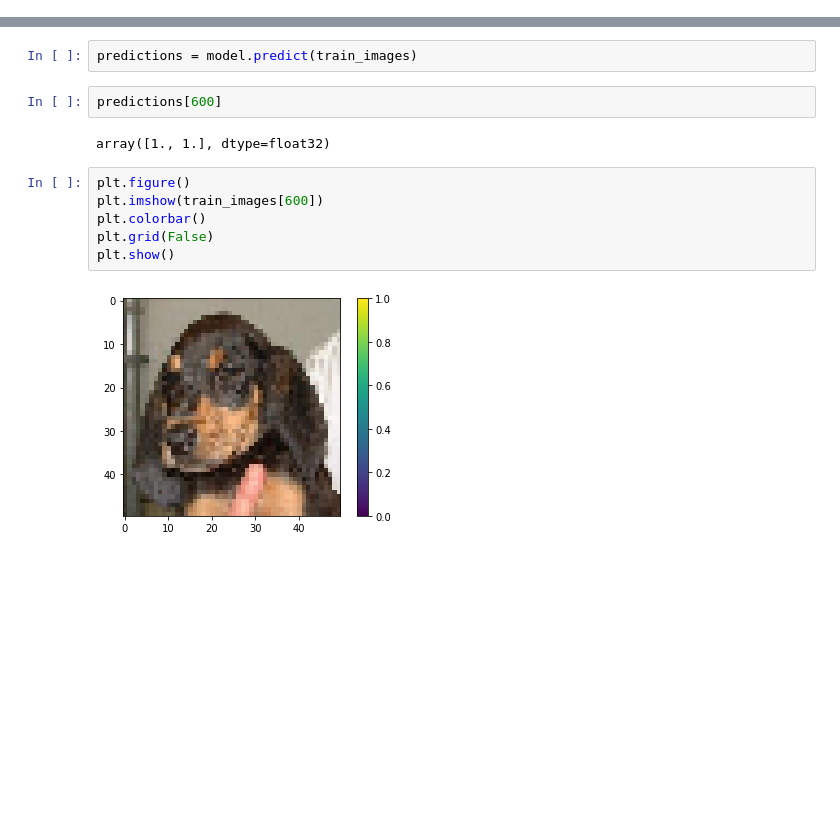
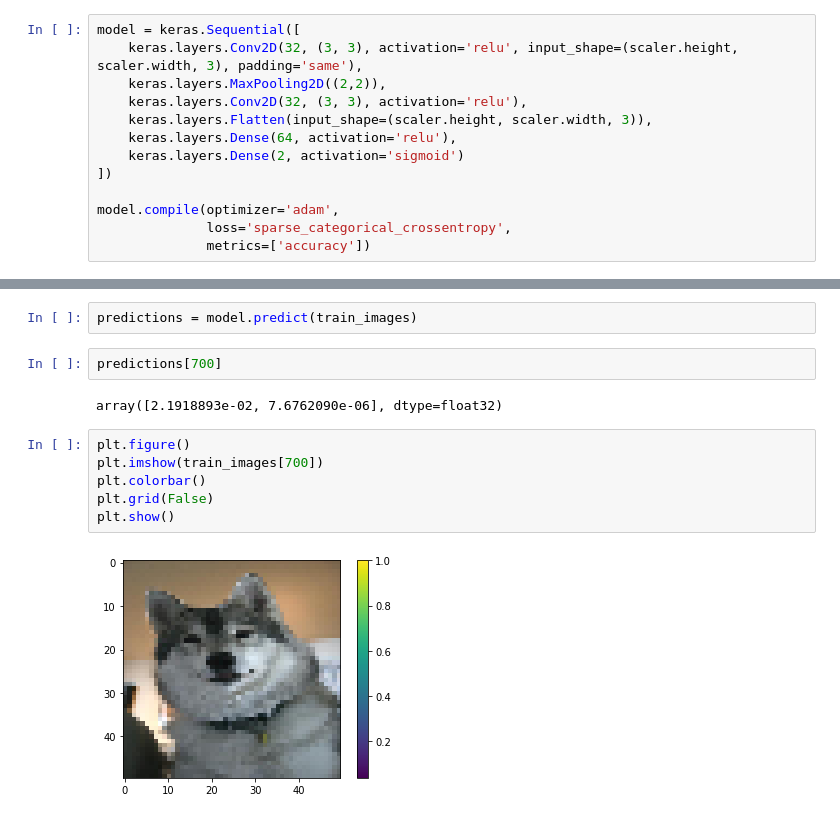
Before and after one commit to PatrikHubster/wolf-vs-wolfhound, a Jupyter notebook: wolf-vs-wolfhound.ipynb, the cells around one changed output, grey strips where cells are left out. Cells and saved outputs as stored; diff of their text form; blank space fills up the shorter version.

```diff
--- a/wolf-vs-wolfhound.ipynb
+++ b/wolf-vs-wolfhound.ipynb
@@ -106,3 +63,16 @@ model.input_shape
+# %%
+model = keras.Sequential([
+    keras.layers.Conv2D(32, (3, 3), activation='relu', input_shape=(scaler.height, scaler.width, 3), padding='same'),
+    keras.layers.MaxPooling2D((2,2)),
+    keras.layers.Conv2D(32, (3, 3), activation='relu'),
+    keras.layers.Flatten(input_shape=(scaler.height, scaler.width, 3)),
+    keras.layers.Dense(64, activation='relu'),
+    keras.layers.Dense(2, activation='sigmoid')
+])
+
+model.compile(optimizer='adam',
+              loss='sparse_categorical_crossentropy',
+              metrics=['accuracy'])
 # %%
 model.fit(train_images,  np.array(train_labels), epochs=20)
 # %% [output]
@@ -131,14 +101,14 @@ test_loss, test_acc = model.evaluate(test_images,  np.array(test_labels), verbos
 # %%
 predictions = model.predict(train_images)
 # %%
-predictions[600]
+predictions[700]
 # %% [output]
-array([1., 1.], dtype=float32)
+array([2.1918893e-02, 7.6762090e-06], dtype=float32)
 # %%
 plt.figure()
-plt.imshow(train_images[600])
+plt.imshow(train_images[700])
 plt.colorbar()
 plt.grid(False)
 plt.show()
 # %% [output]
-[figure, old version]
+[figure, new version]
```
Also changed, not shown: parts of 8 cells of this notebook.
